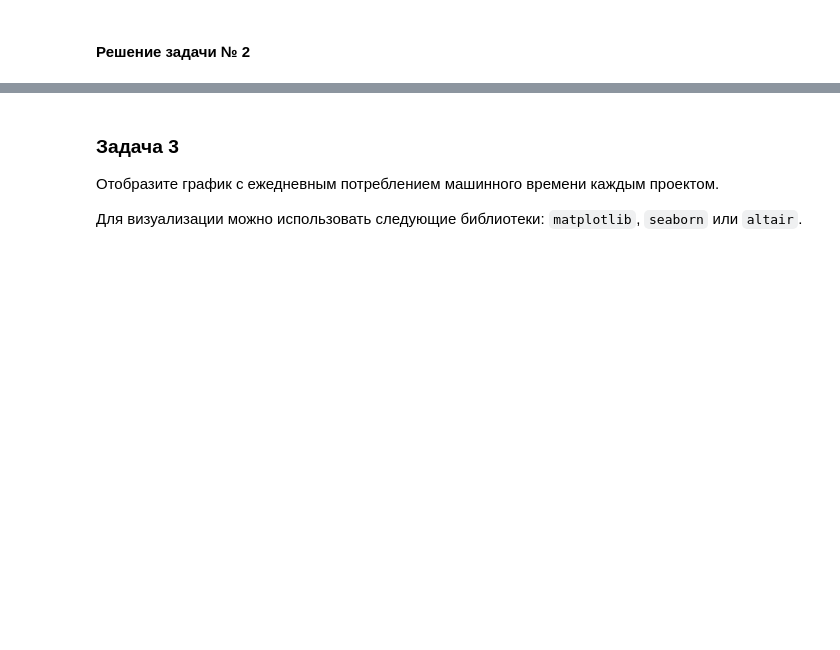
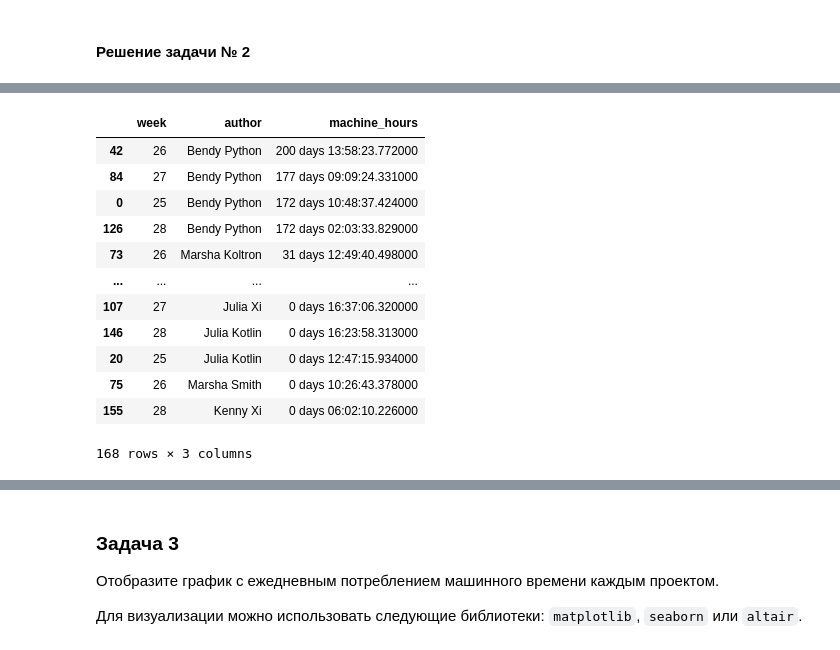
Before and after one commit to ShDarya/Saber_Interactive_Analyst, a Jupyter notebook: test.ipynb, the cells around one changed output, grey strips where cells are left out. Saved outputs shown, nothing was run; the diff lists cells and outputs as text; code cells hidden in the pictures; blank space fills up the shorter version.

```diff
--- a/test.ipynb
+++ b/test.ipynb
@@ -173,7 +152,22 @@ df.head()
 # %%
 # Сортирую Датафрейм
 
-sort_group=df.sort_values(by = ['machine_hours'], ascending=False)
+sort_group=group.sort_values(by = ['machine_hours'], ascending=False)
+sort_group
+# %% [output]
+|  | week | author | machine_hours |
+| 42 | 26 | Bendy Python | 200 days 13:58:23.772000 |
+| 84 | 27 | Bendy Python | 177 days 09:09:24.331000 |
+| 0 | 25 | Bendy Python | 172 days 10:48:37.424000 |
+| 126 | 28 | Bendy Python | 172 days 02:03:33.829000 |
+| 73 | 26 | Marsha Koltron | 31 days 12:49:40.498000 |
+| ... | ... | ... | ... |
+| 107 | 27 | Julia Xi | 0 days 16:37:06.320000 |
+| 146 | 28 | Julia Kotlin | 0 days 16:23:58.313000 |
+| 20 | 25 | Julia Kotlin | 0 days 12:47:15.934000 |
+| 75 | 26 | Marsha Smith | 0 days 10:26:43.378000 |
+| 155 | 28 | Kenny Xi | 0 days 06:02:10.226000 |
+168 rows × 3 columns
 # %%
 #  Отбираю первые три автора в отсортированном датафрейме
 
```
Also changed, not shown: parts of 20 cells of this notebook.
